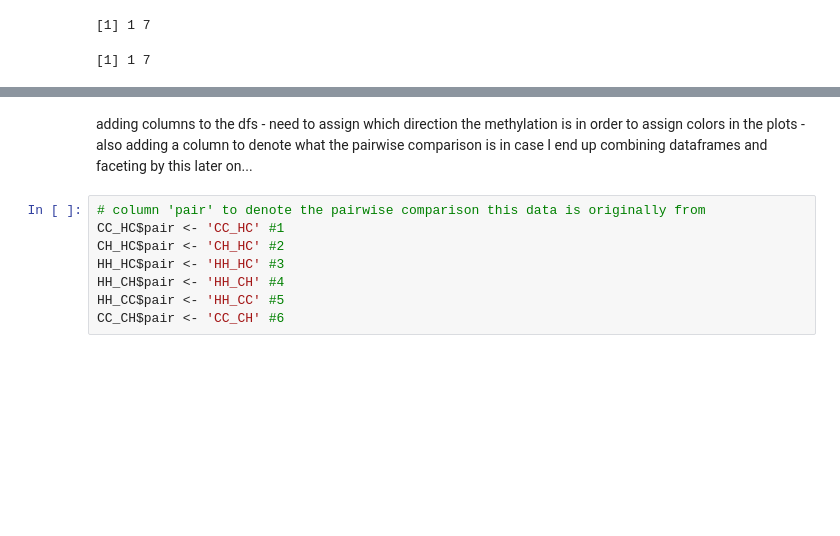
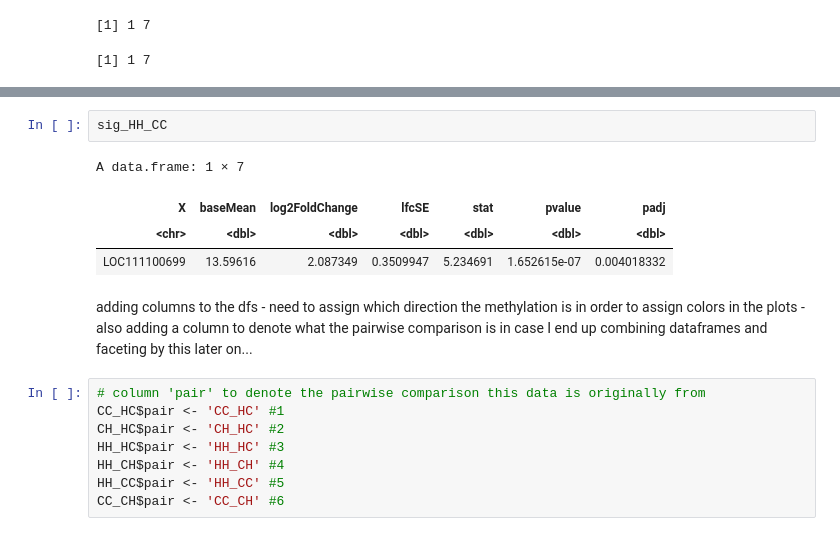
Before and after one commit to jgmcdonough/CE18_methylRAD_analysis, a Jupyter notebook: analysis/DMGs_analysis/HC_genes_2.0.ipynb, the cells around one changed output, grey strips where cells are left out. Drawn from its saved outputs; the diff is of its cells as text; blank space fills up the shorter version.

```diff
--- a/analysis/DMGs_analysis/HC_genes_2.0.ipynb
+++ b/analysis/DMGs_analysis/HC_genes_2.0.ipynb
@@ -79,3 +86,10 @@ dim(sig_CC_CH) # 1 total sig DMGs
+# %%
+sig_HH_CC
+# %% [output]
+A data.frame: 1 × 7
+| X | baseMean | log2FoldChange | lfcSE | stat | pvalue | padj |
+| <chr> | <dbl> | <dbl> | <dbl> | <dbl> | <dbl> | <dbl> |
+| LOC111100699 | 13.59616 | 2.087349 | 0.3509947 | 5.234691 | 1.652615e-07 | 0.004018332 |
 # %% [markdown]
 adding columns to the dfs - need to assign which direction the methylation is in order to assign colors in the plots - also adding a column to denote what the pairwise comparison is in case I end up combining dataframes and faceting by this later on...
 # %%
```
Also changed, not shown: parts of 2 cells of this notebook, 2 other files.
